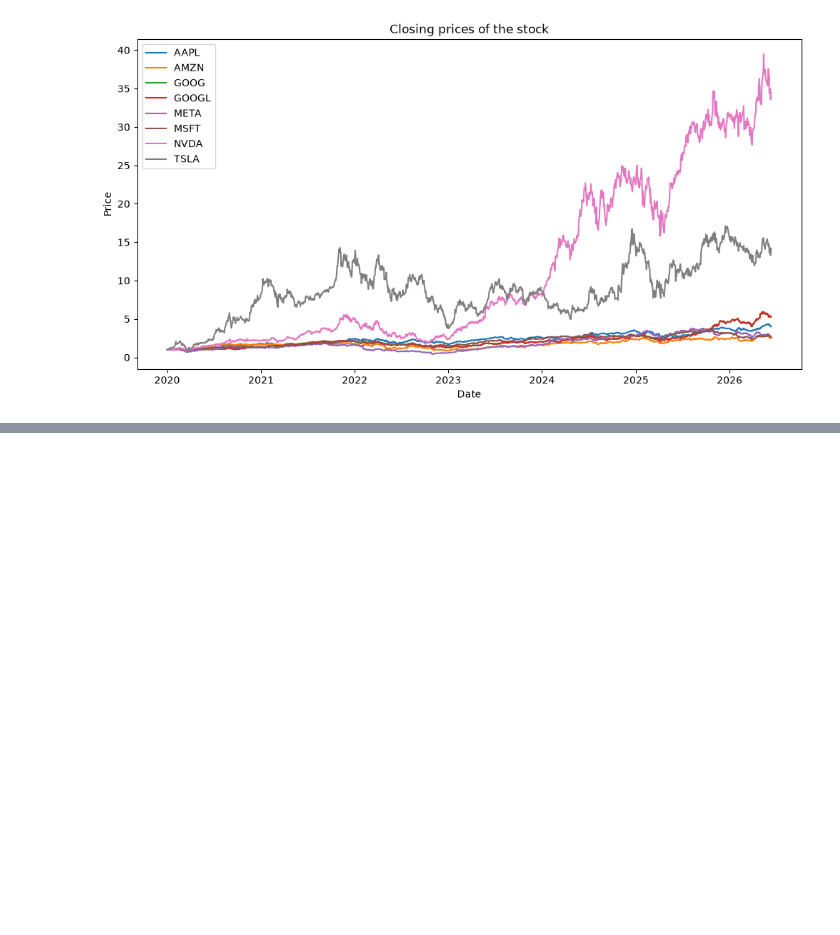
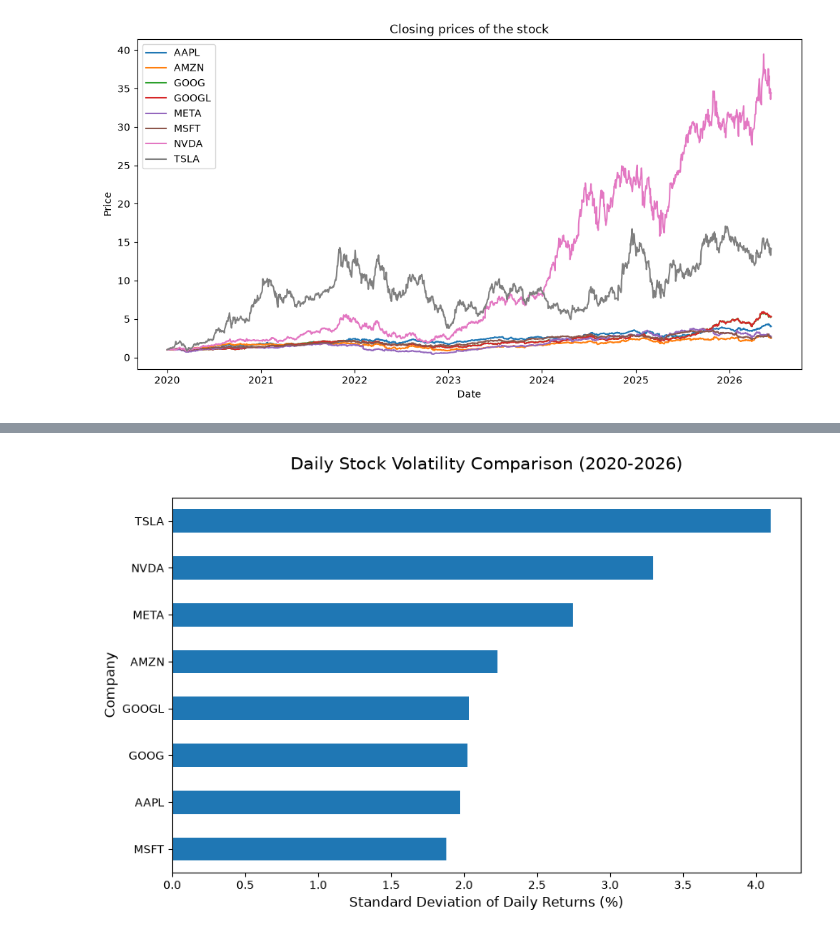
Before and after one commit to abrahamgonzalez-dev/tech-stocks-analysis, a Jupyter notebook: notebooks/analysis.ipynb, the cells around one changed output, grey strips where cells are left out. Cells and saved outputs as stored; diff of their text form; code cells hidden in the pictures; blank space fills up the shorter version.

```diff
--- a/notebooks/analysis.ipynb
+++ b/notebooks/analysis.ipynb
@@ -81,0 +173,4 @@ plt.show()
+# %%
+daily_changes=close_prices.pct_change().dropna()
+
+daily_changes.head()
@@ -81,0 +208,4 @@ plt.show()
+# %%
+volatility = daily_changes.std()
+
+volatility.sort_values(ascending=False)
@@ -81,0 +223,9 @@ plt.show()
+# %%
+(volatility*100).sort_values().plot.barh(figsize=(10,6))
+
+plt.title("Daily Stock Volatility Comparison (2020-2026)", fontsize=15, pad=25)
+plt.xlabel("Standard Deviation of Daily Returns (%)", fontsize=12)
+plt.ylabel("Company", fontsize=12)
+plt.show()
+# %% [output]
+[figure, added]
```
Also changed, not shown: parts of 29 cells of this notebook, 1 other file.
